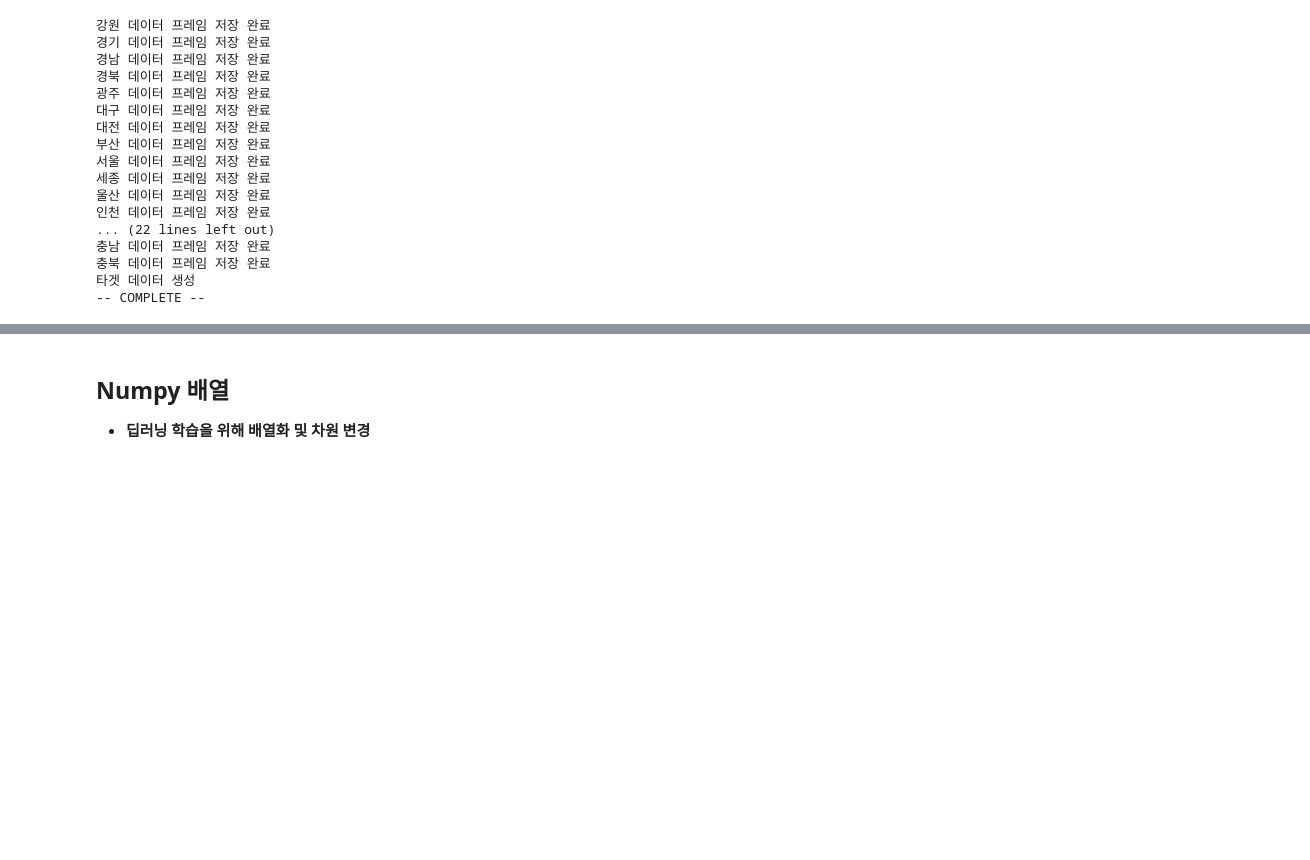
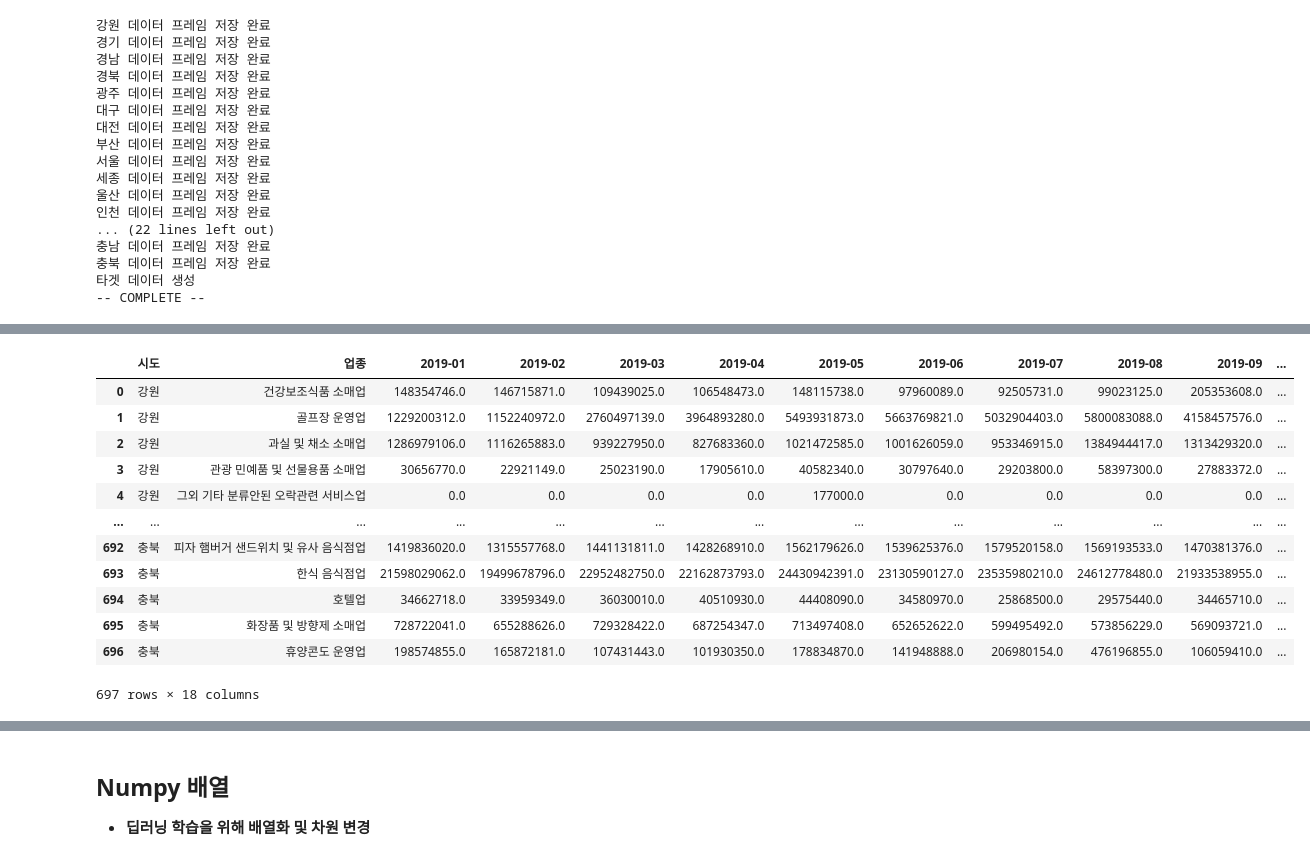
Before and after one commit to lhk063/Winter, a Jupyter notebook: 데이콘/제주 신용카드 빅데이터 경진대회/제주_LSTM.ipynb, the cells around one changed output, grey strips where cells are left out. Cells and saved outputs as stored; diff of their text form; code cells hidden in the pictures; blank space fills up the shorter version.

```diff
--- a/데이콘/제주 신용카드 빅데이터 경진대회/제주_LSTM.ipynb
+++ b/데이콘/제주 신용카드 빅데이터 경진대회/제주_LSTM.ipynb
@@ -22,8 +16,8 @@
 import pandas as pd
 import numpy as np
 pd.options.display.float_format = '{}'.format
-Dacon = pd.read_csv('date.csv')
-Dacon_April = pd.read_csv('202004.csv')
+Dacon = pd.read_csv('data/date.csv')
+Dacon_April = pd.read_csv('data/202004.csv')
 Dacon
 # %% [output]
 |  | REG_YYMM | CARD_SIDO_NM | CARD_CCG_NM | STD_CLSS_NM | HOM_SIDO_NM | HOM_CCG_NM | AGE | SEX_CTGO_CD | ... |
@@ -151,3 +179,40 @@ April_data = April.copy()
+# %%
+DashBoard = pd.merge(xtrain_data, April_data, on = ['CARD_SIDO_NM', 'STD_CLSS_NM'])
+
+# 날짜 변환기
+def 날짜(df):
+    date_list = []
+    for i in range(len(df.columns[2:])):
+        from datetime import datetime
+        df_column = '%s'%df.columns[i + 2]
+        date = datetime.strptime(df_column, '%Y%m').strftime('%Y-%m')
+        date_list.append(date)
+
+    date_list.insert(0, '업종')
+    date_list.insert(0, '시도')
+
+    DashBoard.columns = date_list
+    DashBoard
+
+    return DashBoard
+
+날짜(DashBoard)
+DashBoard.to_excel('DashBoard.xlsx', index = False)
+DashBoard
+# %% [output]
+|  | 시도 | 업종 | 2019-01 | 2019-02 | 2019-03 | 2019-04 | 2019-05 | 2019-06 | 2019-07 | 2019-08 | 2019-09 | ... |
+| 0 | 강원 | 건강보조식품 소매업 | 148354746.0 | 146715871.0 | 109439025.0 | 106548473.0 | 148115738.0 | 97960089.0 | 92505731.0 | 99023125.0 | 205353608.0 | ... |
+| 1 | 강원 | 골프장 운영업 | 1229200312.0 | 1152240972.0 | 2760497139.0 | 3964893280.0 | 5493931873.0 | 5663769821.0 | 5032904403.0 | 5800083088.0 | 4158457576.0 | ... |
+| 2 | 강원 | 과실 및 채소 소매업 | 1286979106.0 | 1116265883.0 | 939227950.0 | 827683360.0 | 1021472585.0 | 1001626059.0 | 953346915.0 | 1384944417.0 | 1313429320.0 | ... |
+| 3 | 강원 | 관광 민예품 및 선물용품 소매업 | 30656770.0 | 22921149.0 | 25023190.0 | 17905610.0 | 40582340.0 | 30797640.0 | 29203800.0 | 58397300.0 | 27883372.0 | ... |
+| 4 | 강원 | 그외 기타 분류안된 오락관련 서비스업 | 0.0 | 0.0 | 0.0 | 0.0 | 177000.0 | 0.0 | 0.0 | 0.0 | 0.0 | ... |
+| ... | ... | ... | ... | ... | ... | ... | ... | ... | ... | ... | ... | ... |
+| 692 | 충북 | 피자 햄버거 샌드위치 및 유사 음식점업 | 1419836020.0 | 1315557768.0 | 1441131811.0 | 1428268910.0 | 1562179626.0 | 1539625376.0 | 1579520158.0 | 1569193533.0 | 1470381376.0 | ... |
+| 693 | 충북 | 한식 음식점업 | 21598029062.0 | 19499678796.0 | 22952482750.0 | 22162873793.0 | 24430942391.0 | 23130590127.0 | 23535980210.0 | 24612778480.0 | 21933538955.0 | ... |
+| 694 | 충북 | 호텔업 | 34662718.0 | 33959349.0 | 36030010.0 | 40510930.0 | 44408090.0 | 34580970.0 | 25868500.0 | 29575440.0 | 34465710.0 | ... |
+| 695 | 충북 | 화장품 및 방향제 소매업 | 728722041.0 | 655288626.0 | 729328422.0 | 687254347.0 | 713497408.0 | 652652622.0 | 599495492.0 | 573856229.0 | 569093721.0 | ... |
+| 696 | 충북 | 휴양콘도 운영업 | 198574855.0 | 165872181.0 | 107431443.0 | 101930350.0 | 178834870.0 | 141948888.0 | 206980154.0 | 476196855.0 | 106059410.0 | ... |
+697 rows × 18 columns
 # %%
 # # 오브젝트 타입 컬럼 수치형으로 변환
 object_columns = ['CARD_SIDO_NM', 'STD_CLSS_NM']
```
Also changed, not shown: parts of 4 cells of this notebook, 2 other files.
